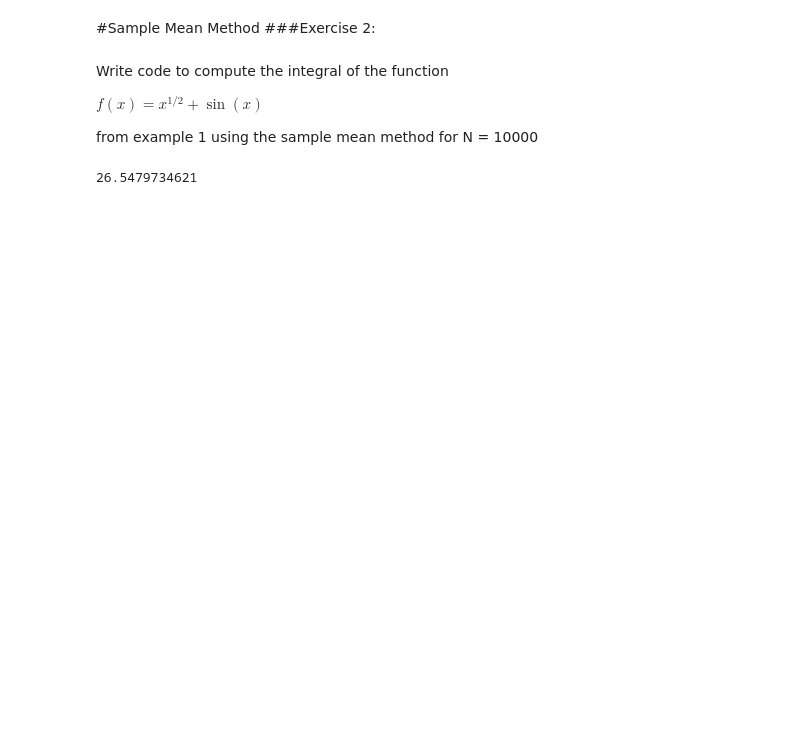
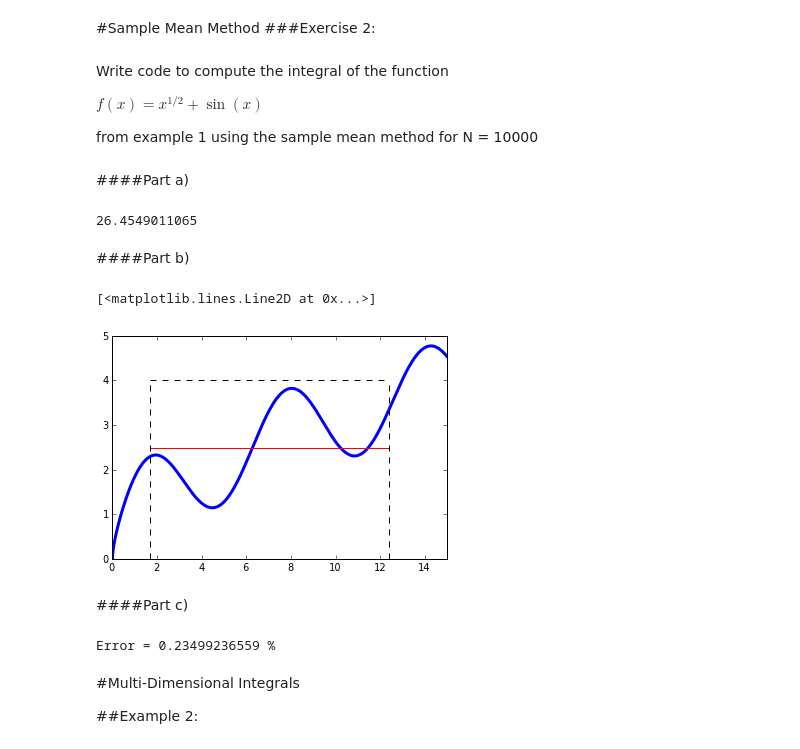
Before and after one commit to dcrose/PHYS202-S13, a Jupyter notebook: Week5/ThursdayNotes_MonteCarlo.ipynb, the cells around one changed output. Drawn from its saved outputs; the diff is of its cells as text; code cells hidden in the pictures; blank space fills up the shorter version.

```diff
--- a/Week5/ThursdayNotes_MonteCarlo.ipynb
+++ b/Week5/ThursdayNotes_MonteCarlo.ipynb
@@ -141,13 +141,42 @@ Write code to compute the integral of the function
 $f(x) = x^{1/2} + \sin(x)$
 
 from example 1 using the sample mean method for N = 10000
+# %% [markdown]
+####Part a)
 # %%
 f = lambda x: x**(0.5) + sin(x)
 N = 10000.
-xmin = 1.7
-xmax = 12.4
-x_random = xmin + (xmax-xmin)*random_sample(N);
-In = (xmax - xmin)*(1./N)*sum(f(x_random))
-print In
+a = xmin
+b = xmax
+x_random = xmin + (xmax-xmin)*random_sample(N)
+total = sum(f(x_random))
+I2 = (b-a)*(total/N)
+print I2
 # %% [output]
-26.5479734621
+26.4549011065
+# %% [markdown]
+####Part b)
+# %%
+myplot = plot(x,f(x),lw=3)
+xlim(0.,15.)
+
+plot([xmin,xmax],[total/N,total/N],color = "r")
+plot([xmin,xmin],[ymin,ymax],color="k",linestyle="--") # Vertical left
+plot([xmax,xmax],[ymin,ymax],color="k",linestyle="--") # Vertical right
+plot([xmin,xmax],[ymax,ymax],color="k",linestyle="--") # Horizontal top
+# %% [output]
+[<matplotlib.lines.Line2D at 0x...>]
+[figure, added]
+# %% [markdown]
+####Part c)
+# %%
+Fana = lambda x: (2./3.)*x**(3./2.) - cos(x)
+Fexact = Fana(b)-Tana(a)
+Terr = 100*(Fexact-I2)/Fexact
+print "Error =",Terr,"%"
+# %% [output]
+Error = 0.23499236559 %
+# %% [markdown]
+#Multi-Dimensional Integrals
+
+##Example 2:
```
Also changed, not shown: parts of 13 cells of this notebook.
